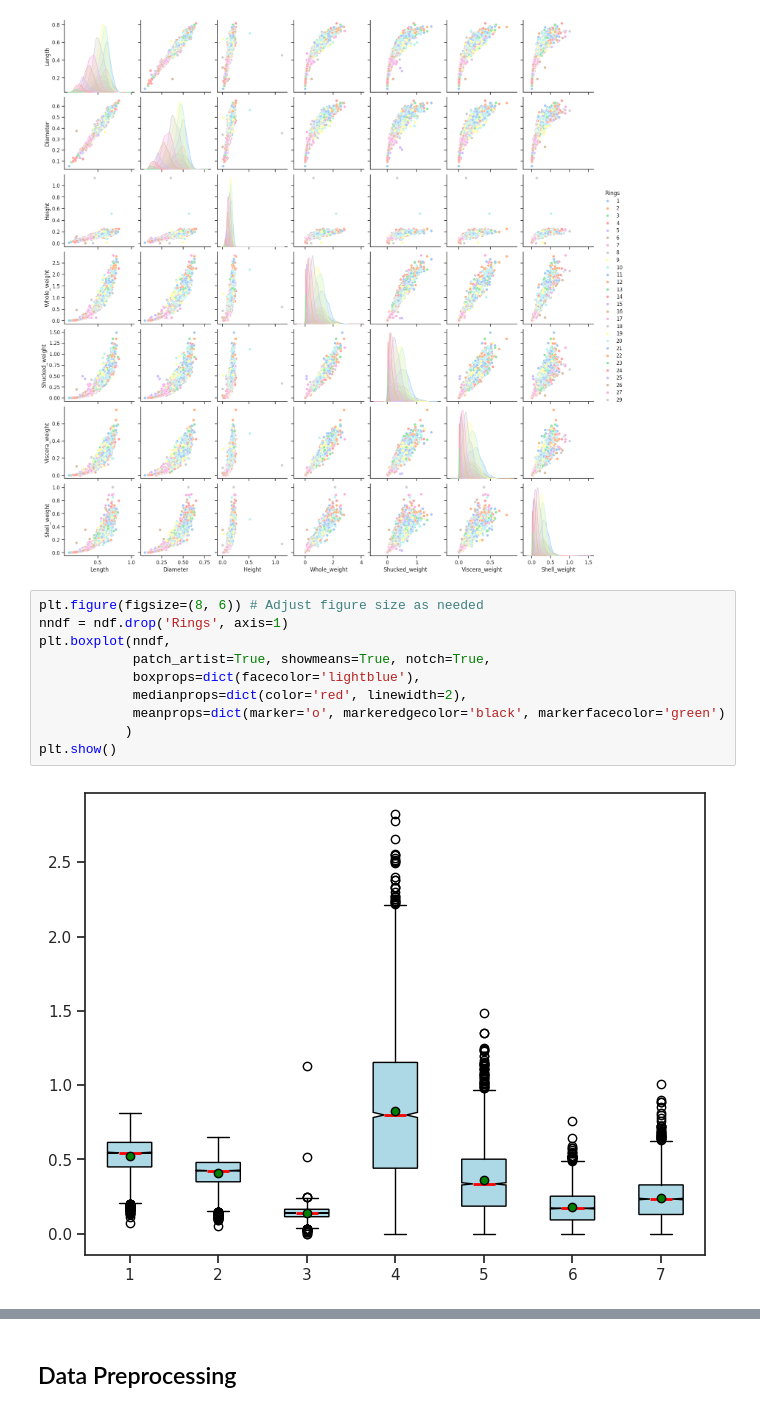
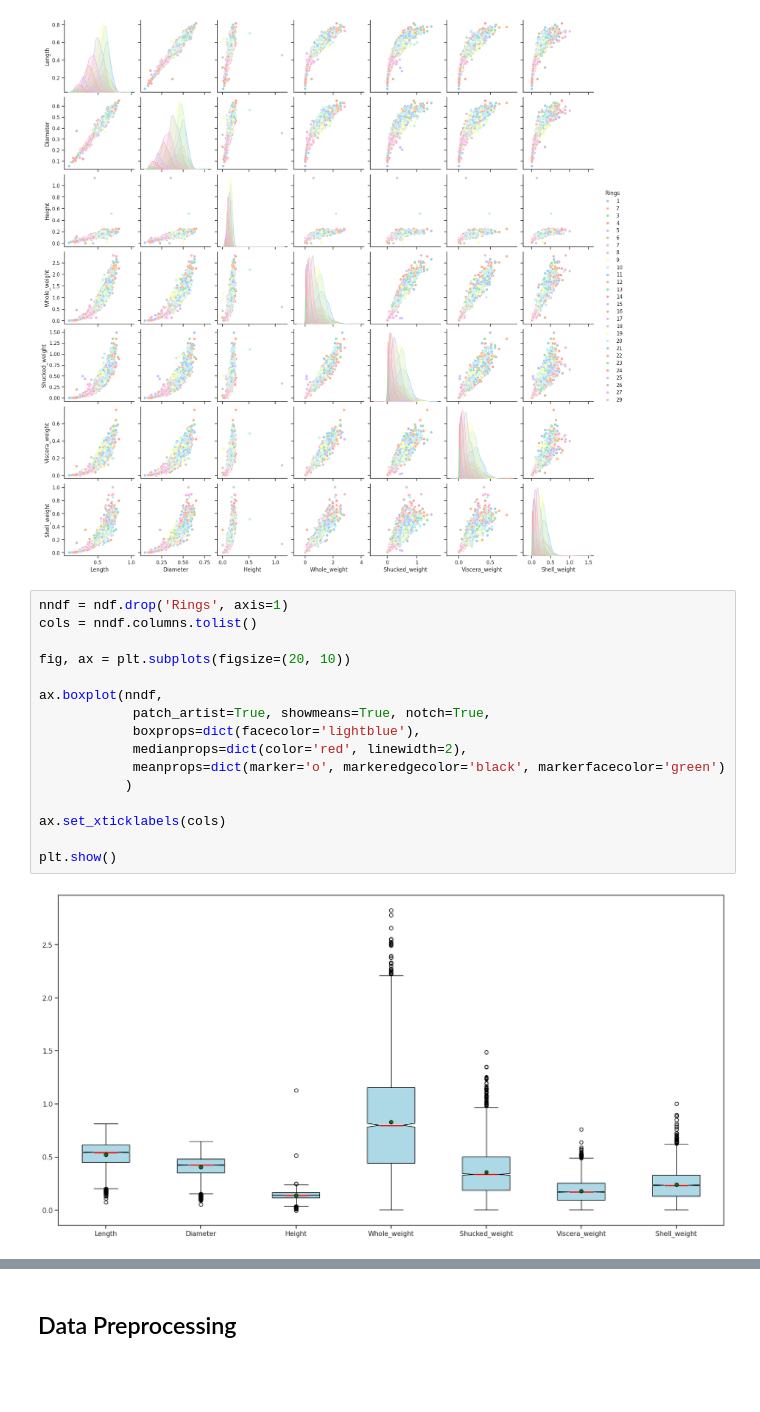
Before and after one commit to rzadrzi/machine-learning, a Jupyter notebook: Supervised/Regression/abalone_regression.ipynb, the cells around one changed output, grey strips where cells are left out. Saved outputs shown, nothing was run; the diff lists cells and outputs as text; blank space fills up the shorter version.

Commit message:
Feature
Section DEA Box Plot Updated

```diff
--- a/Supervised/Regression/abalone_regression.ipynb
+++ b/Supervised/Regression/abalone_regression.ipynb
@@ -82,14 +82,20 @@ plt.show()
 <Figure size 800x600 with 0 Axes>
 [figure]
 # %%
-plt.figure(figsize=(8, 6)) # Adjust figure size as needed
 nndf = ndf.drop('Rings', axis=1)
-plt.boxplot(nndf,
+cols = nndf.columns.tolist()
+
+fig, ax = plt.subplots(figsize=(20, 10))
+
+ax.boxplot(nndf,
             patch_artist=True, showmeans=True, notch=True,
             boxprops=dict(facecolor='lightblue'),
             medianprops=dict(color='red', linewidth=2),
             meanprops=dict(marker='o', markeredgecolor='black', markerfacecolor='green')
            )
+
+ax.set_xticklabels(cols)
+
 plt.show()
 # %% [output]
-[figure, old version]
+[figure, new version]
```
Also changed, not shown: parts of 1 cell of this notebook.
